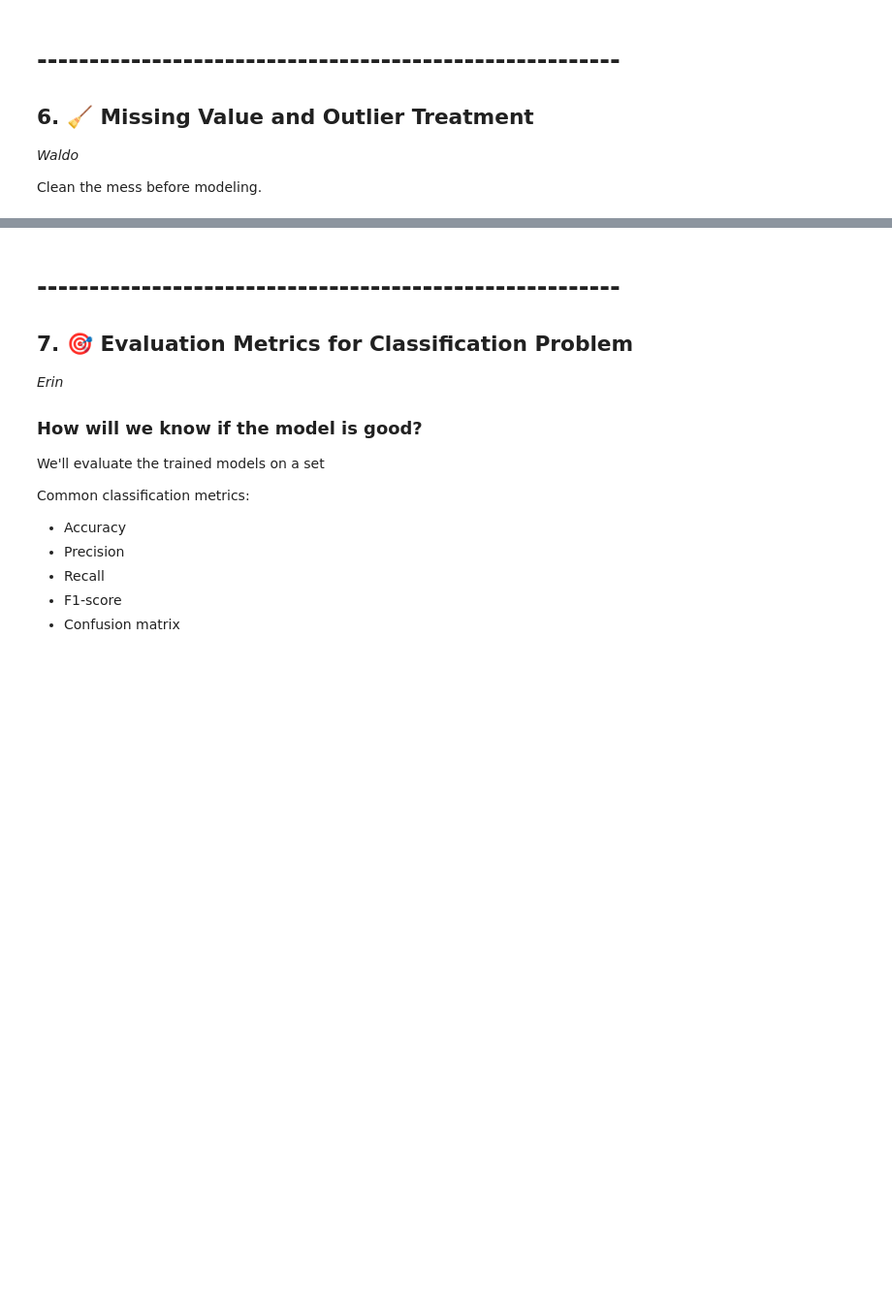
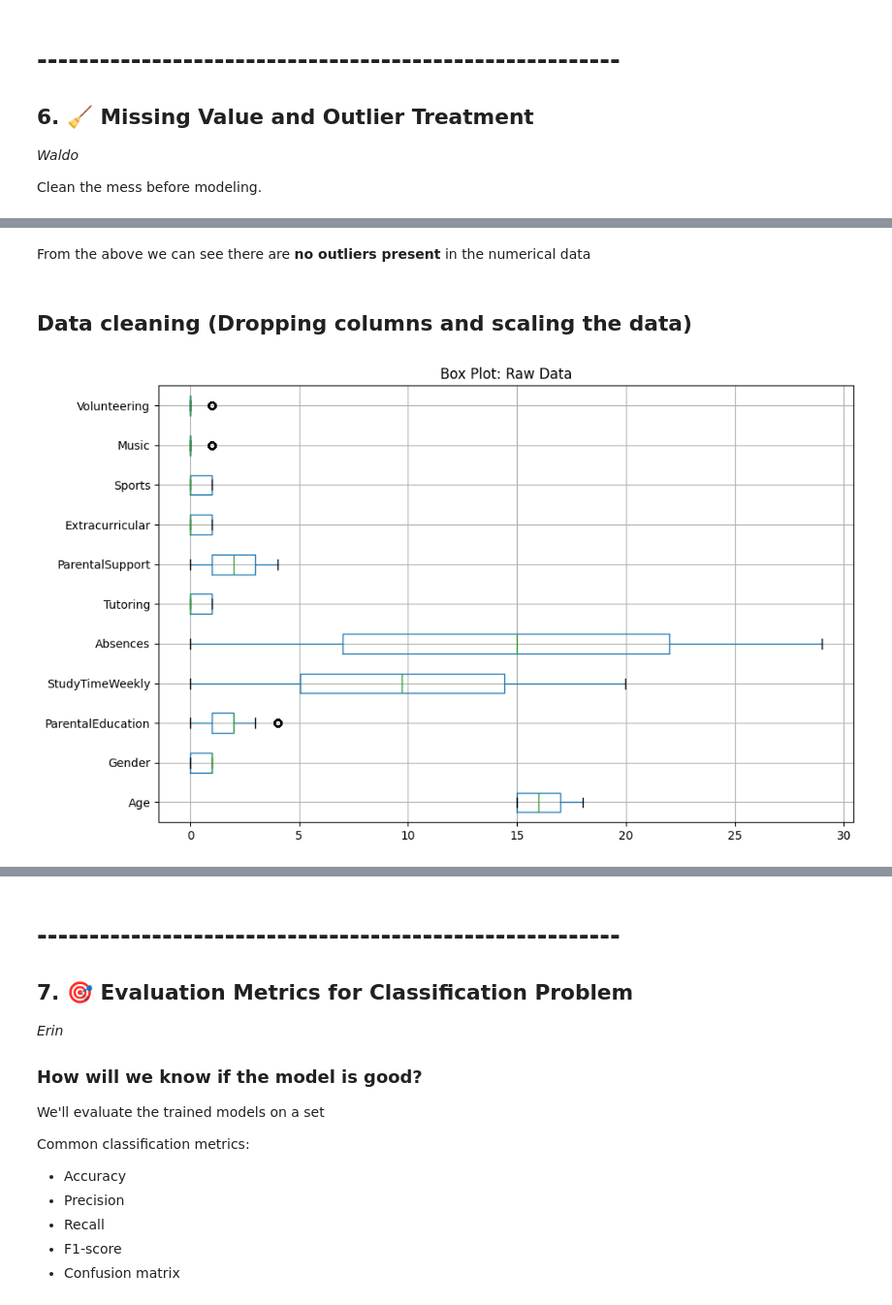
Before and after one commit to BeardedSeal77/MLG382_Guided_Project, a Jupyter notebook: Notebooks/Group T.ipynb, the cells around one changed output, grey strips where cells are left out. Shown: that part at 97% size. Drawn from its saved outputs; the diff is of its cells as text; code cells hidden in the pictures; blank space fills up the shorter version.

```diff
--- a/Notebooks/Group T.ipynb
+++ b/Notebooks/Group T.ipynb
@@ -226,0 +239,17 @@ Column GPA has 0 outliers.
+# %% [markdown]
+From the above we can see there are **no outliers present** in the numerical data
+# %% [markdown]
+## Data cleaning (Dropping columns and scaling the data)
+# %%
+# Define features by dropping columns and getting the remaining column names
+features = df.drop(['GradeClass', 'GPA', 'StudentID', 'Ethnicity'], axis=1).columns
+
+
+# Create box plot
+fig, ax = plt.subplots(figsize=(10, 6))
+boxplot = df[features].boxplot(vert=False, ax=ax)
+ax.set_title('Box Plot: Raw Data')
+plt.tight_layout()
+plt.show()
+# %% [output]
+[figure, added]
```
Also changed, not shown: parts of 8 cells of this notebook, 6 other files.
